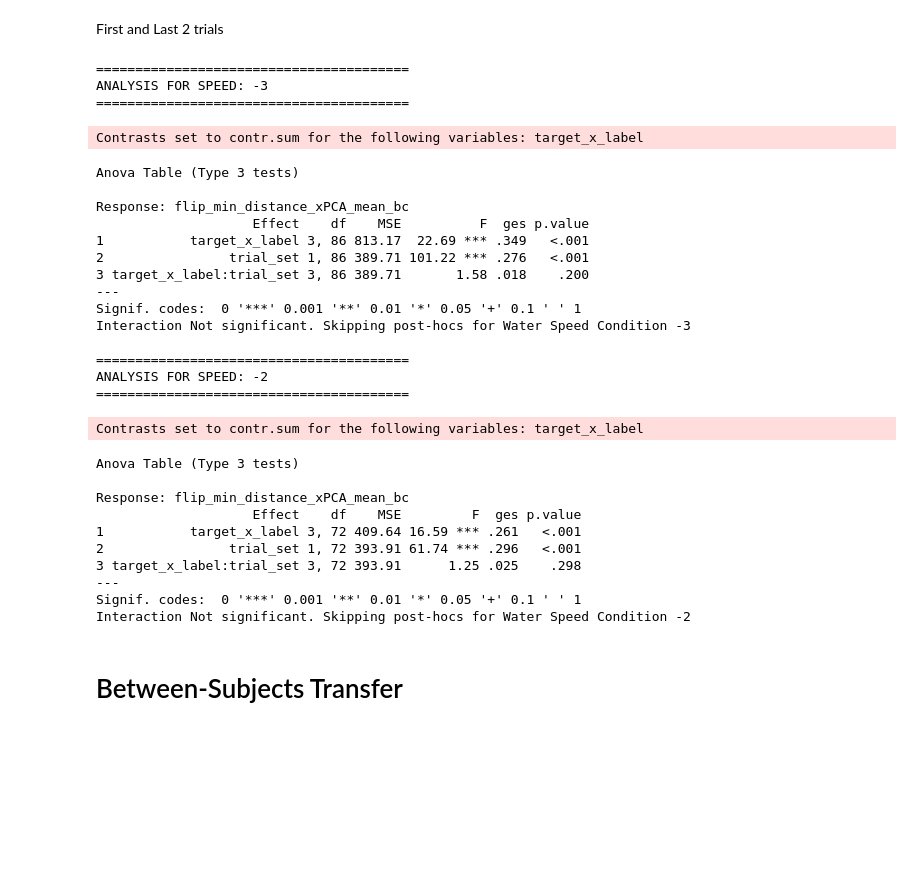
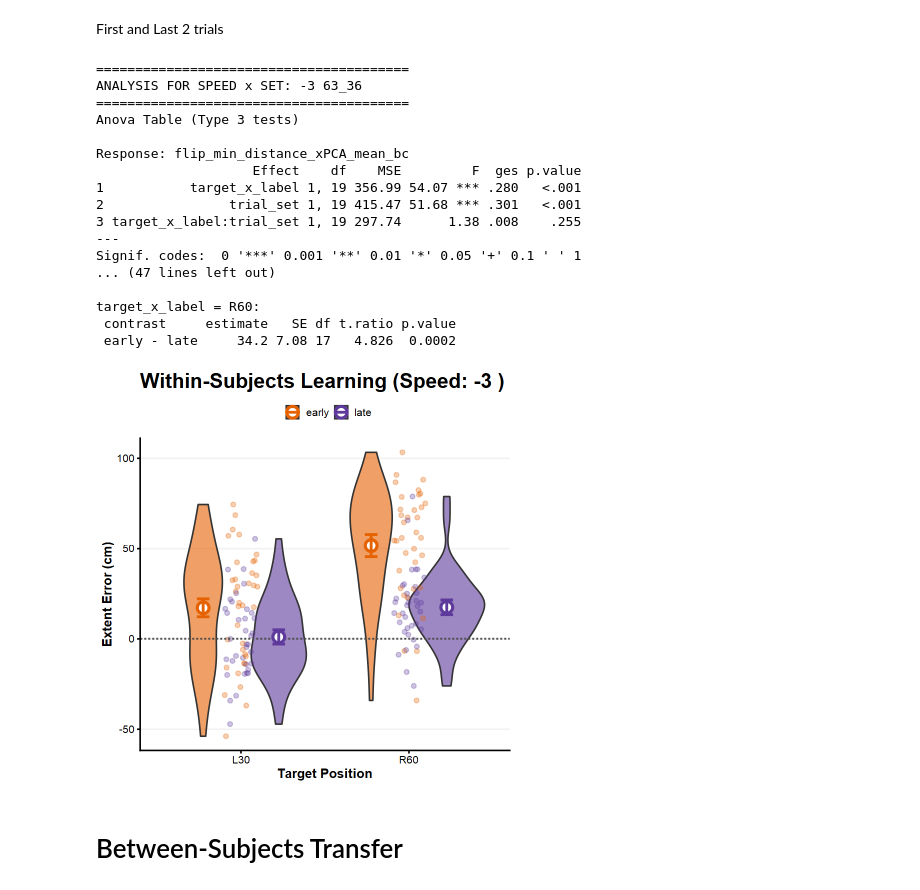
Before and after one commit to jacobjb02/vr-motor-adaptation-notebooks, a Jupyter notebook: Notebook/Supplementary_Analysis.ipynb, the cells around one changed output. Cells and saved outputs as stored; diff of their text form; code cells hidden in the pictures; blank space fills up the shorter version.

```diff
--- a/Notebook/Supplementary_Analysis.ipynb
+++ b/Notebook/Supplementary_Analysis.ipynb
@@ -257,47 +240,46 @@ First and Last 2 trials
 # Isolate training phase
 df_early_late_2_t1 <- df_early_late_2[df_early_late_2$phase == 'training_1',]
 speeds_list <- unique(df_early_late_2_t1$speed_label)
+set_order_list <- unique(df_early_late_2_t1$set_order)
 
-# --- Iterative Analysis & Visualization ---
-for (s in speeds_list) {
+# --- Iterative Analysis & Visualization --- # anova for each set order
+for (speed in speeds_list) {
+    for (set in set_order_list) {
 
   cat("\n========================================\n")
-  cat("ANALYSIS FOR SPEED:", s, "\n")
+  cat("ANALYSIS FOR SPEED x SET:", speed, set, "\n")
   cat("========================================\n")
 
-  df_subset <- df_early_late_2_t1[df_early_late_2_t1$speed_label == s,]
+  df_subset <- df_early_late_2_t1[df_early_late_2_t1$speed_label == speed & df_early_late_2_t1$set_order == set, ]
   df_subset <- droplevels(df_subset)
 
   # Dummy ID to force "Between-Subjects" treatment of target_x_label
-  df_subset$strict_id <- paste(df_subset$ppid_full, df_subset$target_x_label, sep="_")
+  df_subset$strict_id <- paste(df_subset$ppid_full, df_subset$target_x_label, sep="_") # add set order
 
   # Run the Mixed ANOVA
-  model <- aov_ez(
-    id = "strict_id",
+  model_anova <- aov_ez(
+    id = "ppid_full",
     dv = "flip_min_distance_xPCA_mean_bc",
     data = df_subset,
-    between = "target_x_label",
-    within = "trial_set",
+    within = c("target_x_label", "trial_set"),
     fun_aggregate = mean
   )
 
-  print(model)
-
-  #print(lmer(flip_min_distance_xPCA_mean_bc ~ target_x_label * trial_set + (1 | ppid_full), data = df_subset))
+  print(model_anova)
 
   # Grab p-value
-  p_val_interaction <- model$anova_table["target_x_label:trial_set", "Pr(>F)"]
+  p_val_interaction <- model_anova$anova_table["target_x_label:trial_set", "Pr(>F)"]
 
   # Conditional logic for post-hocs
   if (p_val_interaction <= 0.05) {
 
       # Post-hoc Comparisons (Early vs Late per Target)
       cat("\n--- Post-Hoc Comparisons ---\n")
-      post_hocs <- emmeans(model, ~ trial_set | target_x_label)
+      post_hocs <- emmeans(model_anova, ~ trial_set | target_x_label)
       print(pairs(post_hocs))
 
       # Extract EMMs for Plotting
-      emm_for_plot <- as.data.frame(emmeans(model, ~ trial_set * target_x_label))
+      emm_for_plot <- as.data.frame(emmeans(model_anova, ~ trial_set * target_x_label))
 
 
         # --- Emmeans per Target Visualization ---
@@ -334,60 +316,51 @@ for (s in speeds_list) {
                            labels = c("trial_set" = "Naive", "training_2" = "Experienced")) +
 
         theme_classic(base_size = 15) +
         labs(
           title = paste("Within-Subjects Learning (Speed:", s, ")"),
           x = "Target Position",
           y = "Extent Error (cm)",
           fill = "",
           color = ""
         ) +
         theme(
           legend.position = "top",
           axis.title = element_text(face = "bold"),
           plot.title = element_text(face = "bold", size = 24),
           panel.grid.major.y = element_line(color = "grey95"),
           axis.text = element_text(color = "black")
         )
 
       print(adaptation_plot)
 
 
   } else {
       cat("Interaction Not significant. Skipping post-hocs for Water Speed Condition", s, "\n")
       next
   }
 
 }
+
+    }
 # %% [output]
 ========================================
-ANALYSIS FOR SPEED: -3
+ANALYSIS FOR SPEED x SET: -3 63_36
 ========================================
+Anova Table (Type 3 tests)
+
+Response: flip_min_distance_xPCA_mean_bc
+                    Effect    df    MSE         F  ges p.value
+1           target_x_label 1, 19 356.99 54.07 *** .280   <.001
+2                trial_set 1, 19 415.47 51.68 *** .301   <.001
+3 target_x_label:trial_set 1, 19 297.74      1.38 .008    .255
+---
+Signif. codes:  0 '***' 0.001 '**' 0.01 '*' 0.05 '+' 0.1 ' ' 1
+... (47 lines left out)
+
+target_x_label = R60:
+ contrast     estimate   SE df t.ratio p.value
+ early - late     34.2 7.08 17   4.826  0.0002
-Contrasts set to contr.sum for the following variables: target_x_label
-Anova Table (Type 3 tests)
-
-Response: flip_min_distance_xPCA_mean_bc
-                    Effect    df    MSE          F  ges p.value
-1           target_x_label 3, 86 813.17  22.69 *** .349   <.001
-2                trial_set 1, 86 389.71 101.22 *** .276   <.001
-3 target_x_label:trial_set 3, 86 389.71       1.58 .018    .200
----
-Signif. codes:  0 '***' 0.001 '**' 0.01 '*' 0.05 '+' 0.1 ' ' 1
-Interaction Not significant. Skipping post-hocs for Water Speed Condition -3
-
-========================================
-ANALYSIS FOR SPEED: -2
-========================================
-Contrasts set to contr.sum for the following variables: target_x_label
-Anova Table (Type 3 tests)
-
-Response: flip_min_distance_xPCA_mean_bc
-                    Effect    df    MSE         F  ges p.value
-1           target_x_label 3, 72 409.64 16.59 *** .261   <.001
-2                trial_set 1, 72 393.91 61.74 *** .296   <.001
-3 target_x_label:trial_set 3, 72 393.91      1.25 .025    .298
----
-Signif. codes:  0 '***' 0.001 '**' 0.01 '*' 0.05 '+' 0.1 ' ' 1
-Interaction Not significant. Skipping post-hocs for Water Speed Condition -2
+[figure, added]
 # %% [markdown]
 # Between-Subjects Transfer
 # %%
```
Also changed, not shown: parts of 2 cells of this notebook, 2 other files.
